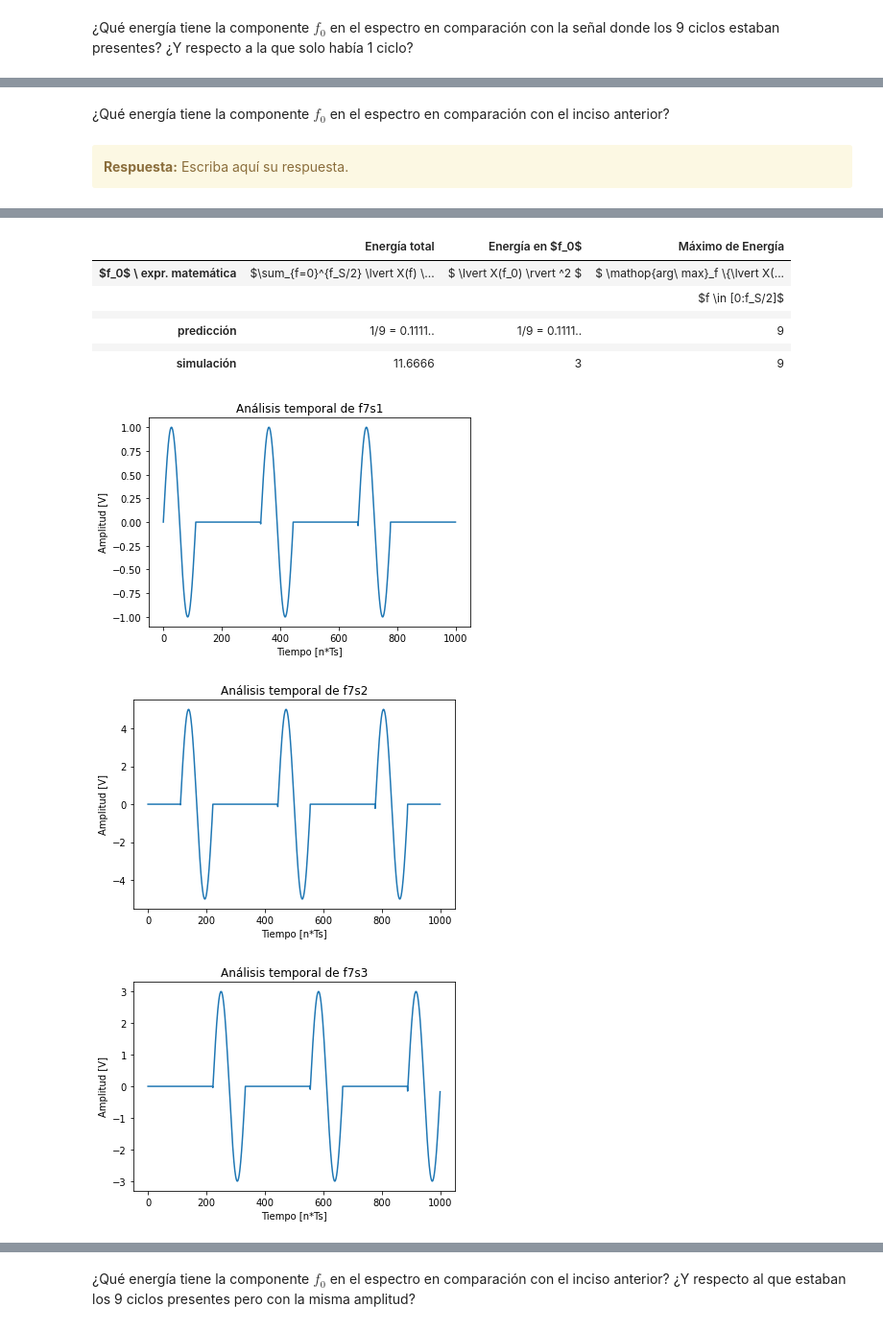
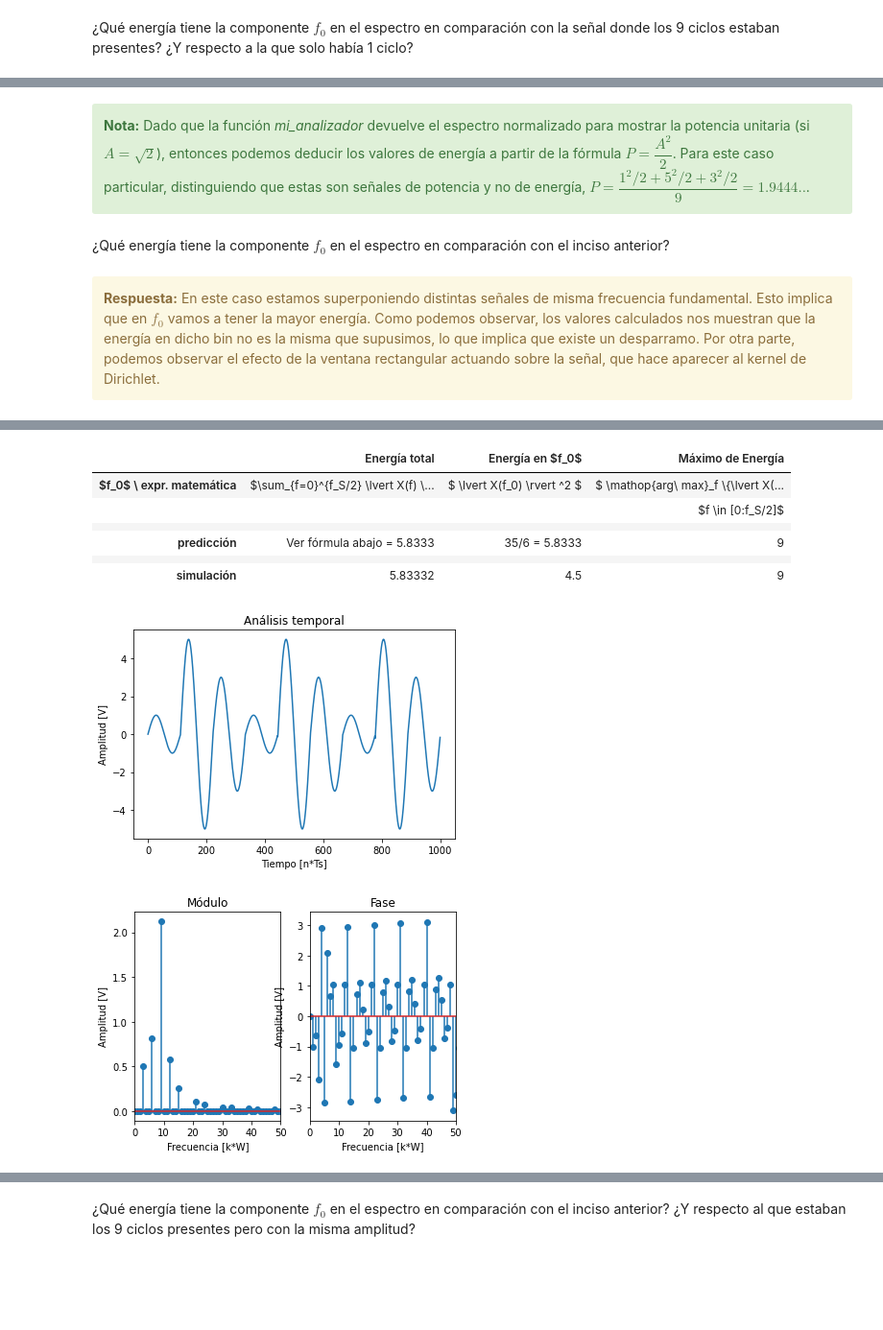
Before and after one commit to lucasliano/PDS_lliano, a Jupyter notebook: TPS/TP1/TP1 - Muestreo de señales - Forurier.ipynb, the cells around one changed output, grey strips where cells are left out. Shown at 96% size. Cells and saved outputs as stored; diff of their text form; code cells hidden in the pictures; blank space fills up the shorter version.

```diff
--- a/TPS/TP1/TP1 - Muestreo de señales - Forurier.ipynb
+++ b/TPS/TP1/TP1 - Muestreo de señales - Forurier.ipynb
@@ -1408,9 +1590,13 @@ HTML(df.to_html())
+# %% [markdown]
+<div class="alert alert-block alert-success">
+<b>Nota:</b> Dado que la función <em>mi_analizador</em> devuelve el espectro normalizado para mostrar la potencia unitaria (si $A = \sqrt{2}$), entonces podemos deducir los valores de energía a partir de la fórmula $P = \dfrac{A^2}{2}$. Para este caso particular, distinguiendo que estas son señales de potencia y no de energía, $P = \dfrac{1^2/2 + 5^2/2 + 3^2/2}{9} = 1.9444..$.
+</div>
 # %% [markdown]
 ¿Qué energía tiene la componente $f_0$ en el espectro en comparación con el inciso anterior?
-# %% [markdown]
-<div class="alert alert-block alert-warning">
-<b>Respuesta:</b> Escriba aquí su respuesta.
-</div>
+# %% [markdown]
+<div class="alert alert-block alert-warning">
+<b>Respuesta:</b> En este caso estamos superponiendo distintas señales de misma frecuencia fundamental. Esto implica que en $f_0$ vamos a tener la mayor energía. Como podemos observar, los valores calculados nos muestran que la energía en dicho bin no es la misma que supusimos, lo que implica que existe un desparramo. Por otra parte, podemos observar el efecto de la ventana rectangular actuando sobre la señal, que hace aparecer al kernel de Dirichlet.
+</div>
 # %% [markdown]
 <table width="80%" cellpadding="7" cellspacing="0">
 	<col width="50%">
@@ -1438,7 +1624,7 @@ tus_resultados = [ ['$\sum_{f=0}^{f_S/2} \lvert X(f) \rvert ^2$', '$ \lvert X(f_
                    ['',                                     '',                           '$f \in [0:f_S/2]$'],
                    [ '', '','']
                  ]
-tus_resultados.append(['1/9 = 0.1111..', '1/9 = 0.1111..', '9'])
+tus_resultados.append(['Ver fórmula abajo = 5.8333', '35/6 = 5.8333', '9'])
 tus_resultados.append([ '', '',''])
 
 W = fs/N
@@ -1450,11 +1636,11 @@ t,f8s1 = mySignalGenerator ('sin',(fo8, A), fs, N, (0, 0));
 f8s1[int(N/fo8):int((3*N)/fo8)] = 0
 f8s1[int((4*N)/fo8):int((6*N)/fo8)] = 0
 f8s1[int((7*N)/fo8):int((9*N)/fo8)] = 0
-fig, axs = plt.subplots(1)
-axs.plot(f8s1)
-axs.set_xlabel('Tiempo [n*Ts]')
-axs.set_ylabel('Amplitud [V]')
-axs.set_title("Análisis temporal de f7s1")
+#fig, axs = plt.subplots(1)
+#axs.plot(f8s1)
+#axs.set_xlabel('Tiempo [n*Ts]')
+#axs.set_ylabel('Amplitud [V]')
+#axs.set_title("Análisis temporal de f7s1")
 
 # Con amplitud 5
 A = 5
@@ -1463,11 +1649,11 @@ f8s2[:int(N/fo8)] = 0
 f8s2[int((2*N)/fo8):int((4*N)/fo8)] = 0
 f8s2[int((5*N)/fo8):int((7*N)/fo8)] = 0
 f8s2[int((N*8)/fo8):] = 0
-fig, axs = plt.subplots(1)
-axs.plot(f8s2)
-axs.set_xlabel('Tiempo [n*Ts]')
-axs.set_ylabel('Amplitud [V]')
-axs.set_title("Análisis temporal de f7s2")
+#fig, axs = plt.subplots(1)
+#axs.plot(f8s2)
+#axs.set_xlabel('Tiempo [n*Ts]')
+#axs.set_ylabel('Amplitud [V]')
+#axs.set_title("Análisis temporal de f7s2")
 
 # Con amplitud 3
 A = 3
@@ -1475,17 +1661,17 @@ t,f8s3 = mySignalGenerator ('sin',(fo8, A), fs, N, (0, 0));
 f8s3[:int((N*2)/fo8)] = 0
 f8s3[int((3*N)/fo8):int((5*N)/fo8)] = 0
 f8s3[int((6*N)/fo8):int((8*N)/fo8)] = 0
-fig, axs = plt.subplots(1)
-axs.plot(f8s3)
-axs.set_xlabel('Tiempo [n*Ts]')
-axs.set_ylabel('Amplitud [V]')
-axs.set_title("Análisis temporal de f7s3")
+#fig, axs = plt.subplots(1)
+#axs.plot(f8s3)
+#axs.set_xlabel('Tiempo [n*Ts]')
+#axs.set_ylabel('Amplitud [V]')
+#axs.set_title("Análisis temporal de f7s3")
 
 # Genero la señal importante
 f8 = f8s1 + f8s2 + f8s3
 
 
-k, Fk, kk, Fkk = mi_analizador(f8, N, W);
+k, Fk, kk, Fkk = mi_analizador(f8, N, W, escala = 'p'); # Nota: Esto devuelve la señal ya cumpliendo potencia unitaria.
 
 fig, axs = plt.subplots(1)
 
@@ -1504,37 +1690,36 @@ axs[0].set_ylabel('Amplitud [V]')
 axs[0].set_title("Módulo")
 
 axs[1].stem(kk* W, np.angle(Fkk), use_line_collection = True)
 axs[1].set_xlabel('Frecuencia [k*W]')
 axs[1].set_xlim(0,50)
 axs[1].set_ylabel('Amplitud [V]')
 axs[1].set_title("Fase")
 
-tus_resultados.append([ (np.sum(np.abs(Fkk)**2)     ),
-                        (np.abs(Fkk[int(fo)])       ),
+tus_resultados.append([ (np.sum(np.abs(Fkk)**2)    ),
+                        (np.abs(Fkk[int(fo)])**2    ),
                         (np.argmax(np.abs(Fkk)**2)  )
                       ])
 
 
 
 
 df = DataFrame(tus_resultados, columns=['Energía total', 'Energía en $f_0$', 'Máximo de Energía'],
                index=['$f_0$ \ expr. matemática',
                       '',
                       '',
                       'predicción',
                       '',
                       'simulación'])
 
 
 HTML(df.to_html())
 # %% [output]
 |  | Energía total | Energía en $f_0$ | Máximo de Energía |
 | $f_0$ \ expr. matemática | $\sum_{f=0}^{f_S/2} \lvert X(f) \... | $ \lvert X(f_0) \rvert ^2 $ | $ \mathop{arg\ max}_f \{\lvert X(... |
 |  |  |  | $f \in [0:f_S/2]$ |
 |  |  |  |  |
-| predicción | 1/9 = 0.1111.. | 1/9 = 0.1111.. | 9 |
+| predicción | Ver fórmula abajo = 5.8333 | 35/6 = 5.8333 | 9 |
 |  |  |  |  |
-| simulación | 11.6666 | 3 | 9 |
+| simulación | 5.83332 | 4.5 | 9 |
-[figure, old version]
+[figure, new version]
-[figure, old version]
+[figure, new version]
-[figure, removed]
```
Also changed, not shown: parts of 40 cells of this notebook.
